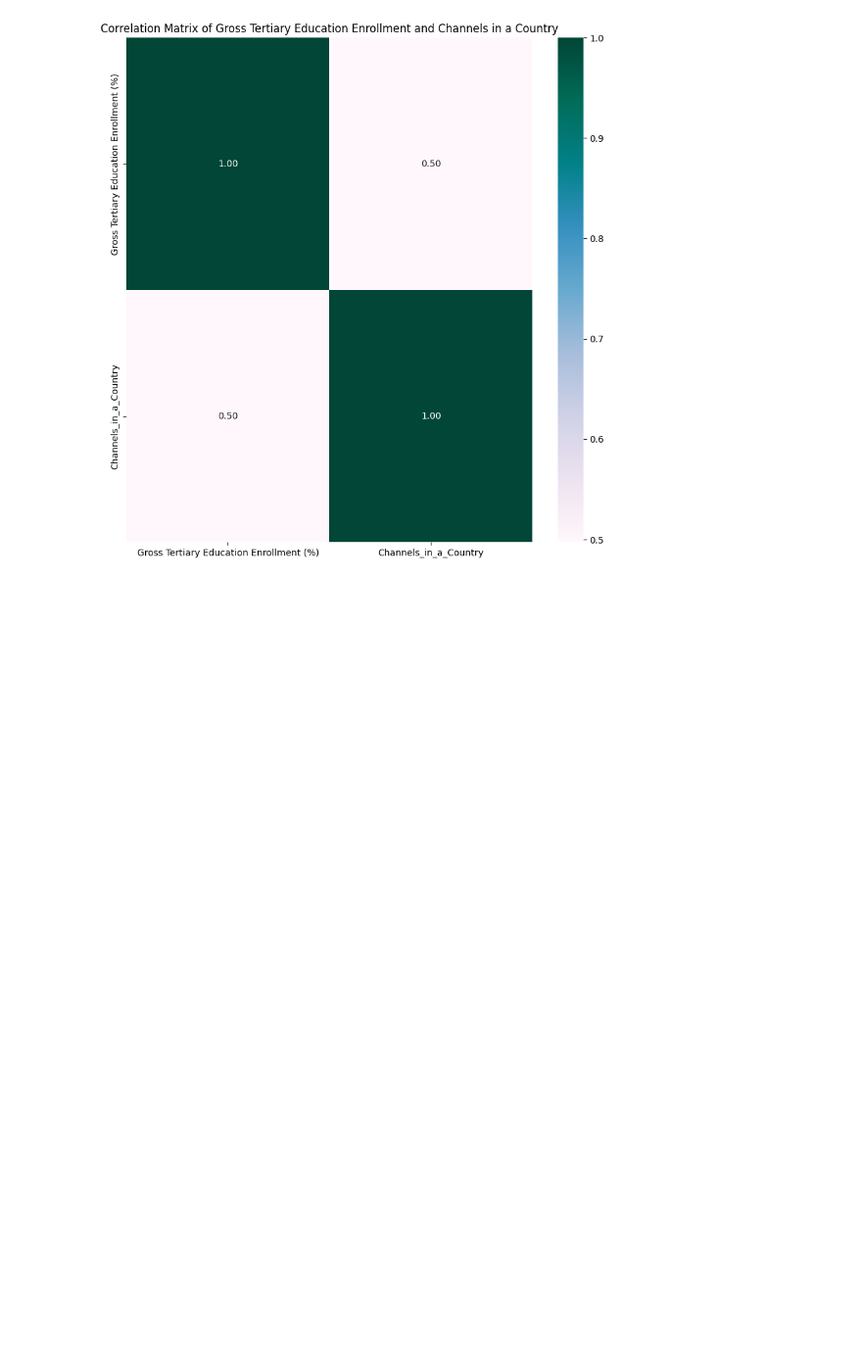
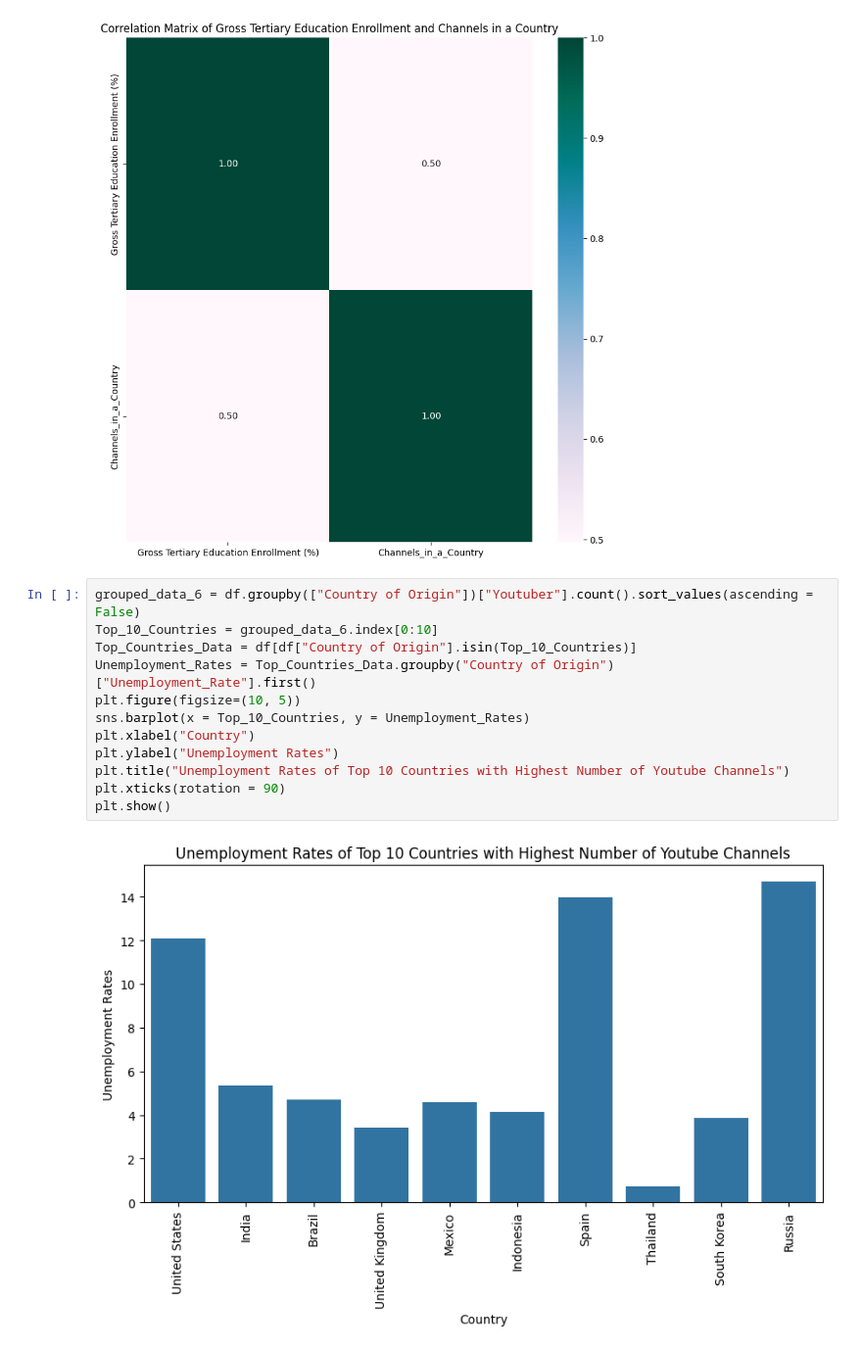
Before and after one commit to dheerajrajappikonda/EDA, a Jupyter notebook: EDA_Youtube.ipynb, the cells around one changed output. Shown at 98% size. Cells and saved outputs as stored; diff of their text form; blank space fills up the shorter version.

```diff
--- a/EDA_Youtube.ipynb
+++ b/EDA_Youtube.ipynb
@@ -379,3 +379,17 @@ plt.title("Correlation Matrix of Gross Tertiary Education Enrollment and Channel
 plt.show()
 # %% [output]
 [figure]
+# %%
+grouped_data_6 = df.groupby(["Country of Origin"])["Youtuber"].count().sort_values(ascending = False)
+Top_10_Countries = grouped_data_6.index[0:10]
+Top_Countries_Data = df[df["Country of Origin"].isin(Top_10_Countries)]
+Unemployment_Rates = Top_Countries_Data.groupby("Country of Origin")["Unemployment_Rate"].first()
+plt.figure(figsize=(10, 5))
+sns.barplot(x = Top_10_Countries, y = Unemployment_Rates)
+plt.xlabel("Country")
+plt.ylabel("Unemployment Rates")
+plt.title("Unemployment Rates of Top 10 Countries with Highest Number of Youtube Channels")
+plt.xticks(rotation = 90)
+plt.show()
+# %% [output]
+[figure, added]
```
